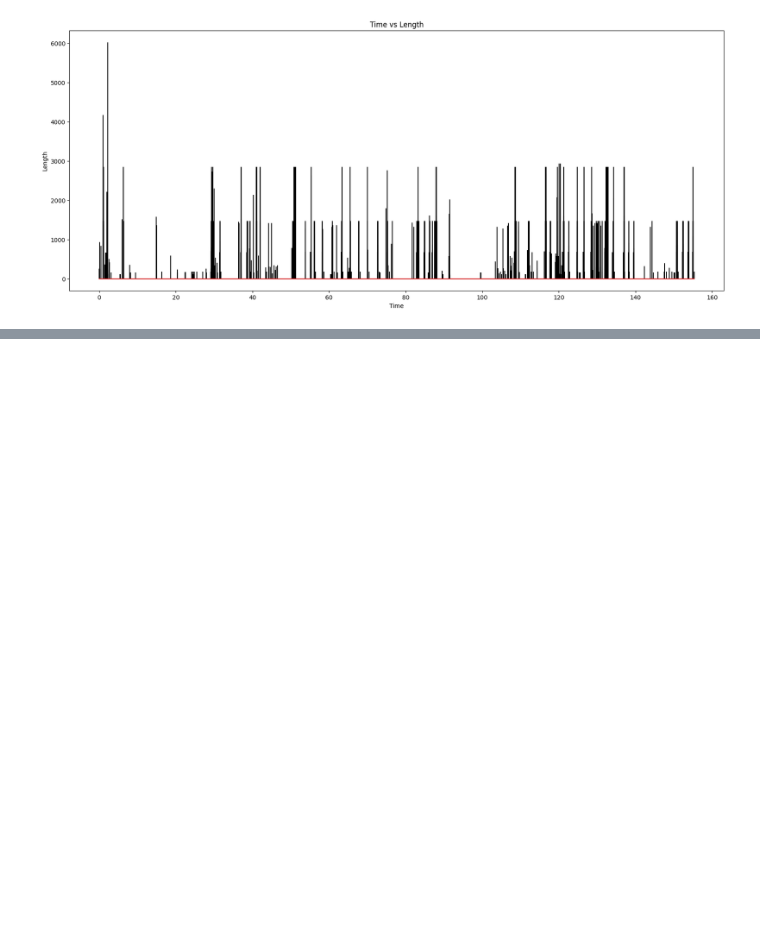
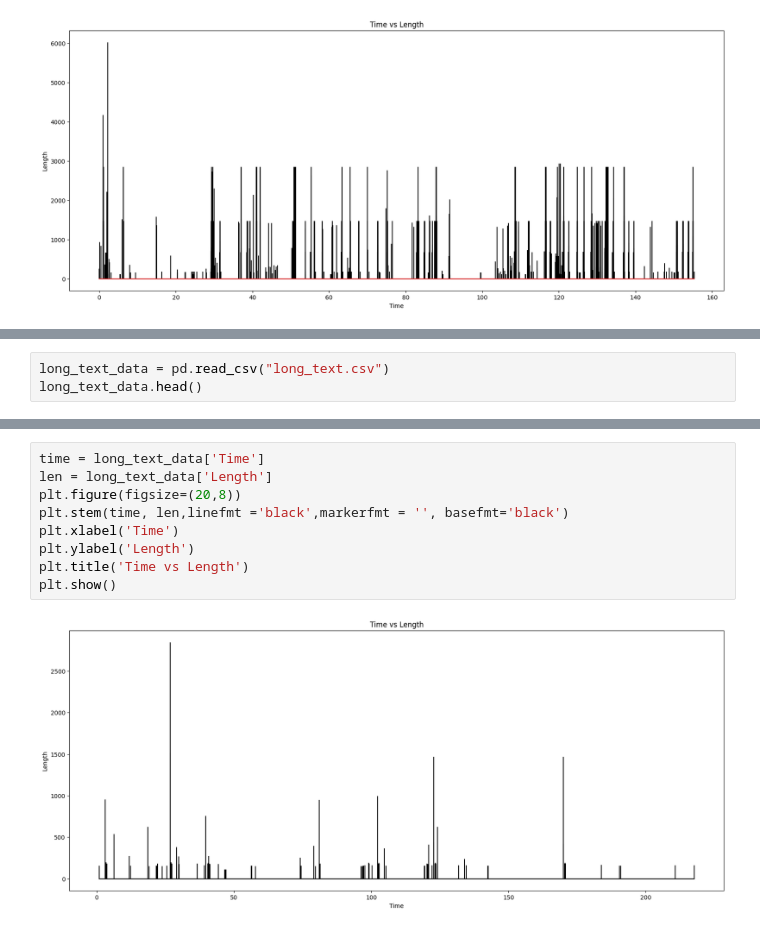
Before and after one commit to NoaAmichai/Computer_networks_final_project, a Jupyter notebook: project.ipynb, the cells around one changed output, grey strips where cells are left out. Drawn from its saved outputs; the diff is of its cells as text; blank space fills up the shorter version.

```diff
--- a/project.ipynb
+++ b/project.ipynb
@@ -47,0 +46,3 @@ plt.show()
+# %%
+long_text_data = pd.read_csv("long_text.csv")
+long_text_data.head()
@@ -47,0 +56,11 @@ plt.show()
+# %%
+time = long_text_data['Time']
+len = long_text_data['Length']
+plt.figure(figsize=(20,8))
+plt.stem(time, len,linefmt ='black',markerfmt = '', basefmt='black')
+plt.xlabel('Time')
+plt.ylabel('Length')
+plt.title('Time vs Length')
+plt.show()
+# %% [output]
+[figure, added]
```
Also changed, not shown: parts of 2 cells of this notebook.
